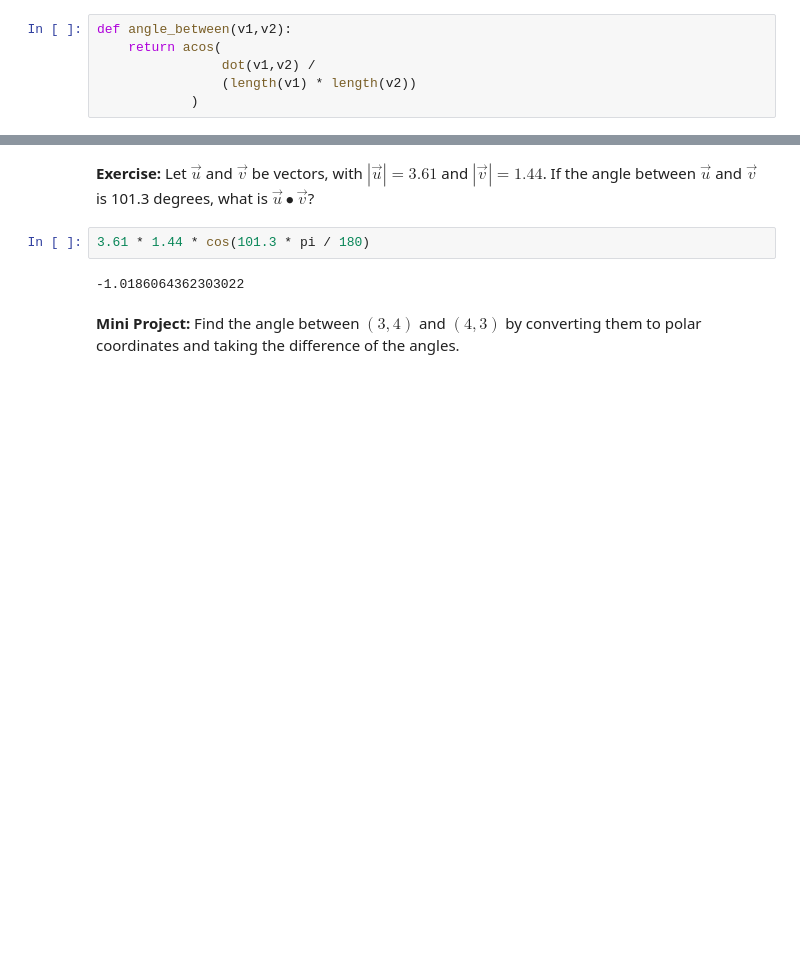
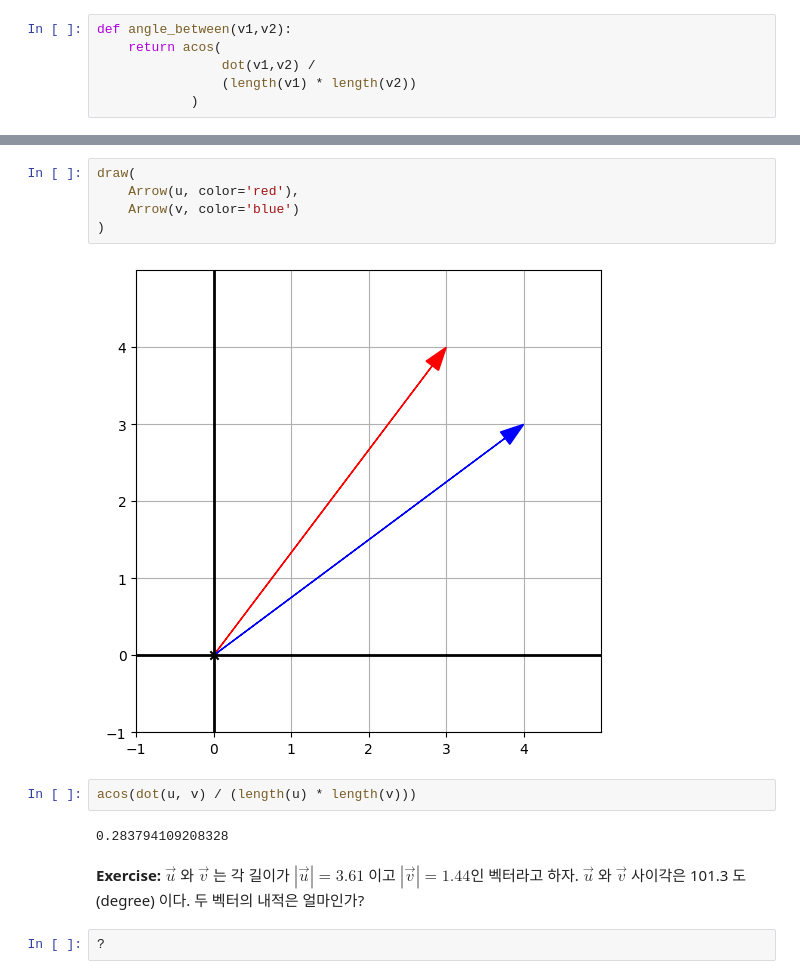
Before and after one commit to lusina0304/Algorithm2024_fall, a Jupyter notebook: 2025_spring/Ch03_3D_basic.ipynb, the cells around one changed output, grey strips where cells are left out. Saved outputs shown, nothing was run; the diff lists cells and outputs as text; blank space fills up the shorter version.

```diff
--- a/2025_spring/Ch03_3D_basic.ipynb
+++ b/2025_spring/Ch03_3D_basic.ipynb
@@ -289,8 +257,15 @@ length of u: 3.000000, length of v: 7.000000, dot product :20.855651
+# %%
+draw(
+    Arrow(u, color='red'),
+    Arrow(v, color='blue')
+)
+# %% [output]
+[figure, added]
+# %%
+acos(dot(u, v) / (length(u) * length(v)))
+# %% [output]
+0.283794109208328
 # %% [markdown]
-**Exercise:** Let $\vec{u}$ and $\vec{v}$ be vectors, with $|\vec{u}| = 3.61$ and $|\vec{v}| = 1.44$.  If the angle between $\vec{u}$ and $\vec{v}$ is 101.3 degrees, what is $\vec{u} ∙ \vec{v}$?
+**Exercise:** $\vec{u}$ 와 $\vec{v}$ 는 각 길이가 $|\vec{u}| = 3.61$ 이고 $|\vec{v}| = 1.44$인 벡터라고 하자. $\vec{u}$ 와 $\vec{v}$ 사이각은 101.3 도(degree) 이다. 두 벡터의 내적은 얼마인가?
-# %%
-3.61 * 1.44 * cos(101.3 * pi / 180)
-# %% [output]
--1.0186064362303022
-# %% [markdown]
-**Mini Project:** Find the angle between $(3,4)$ and $(4,3)$ by converting them to polar coordinates and taking the difference of the angles.
+# %%
+?
```
Also changed, not shown: parts of 67 cells of this notebook, 1 other file.
